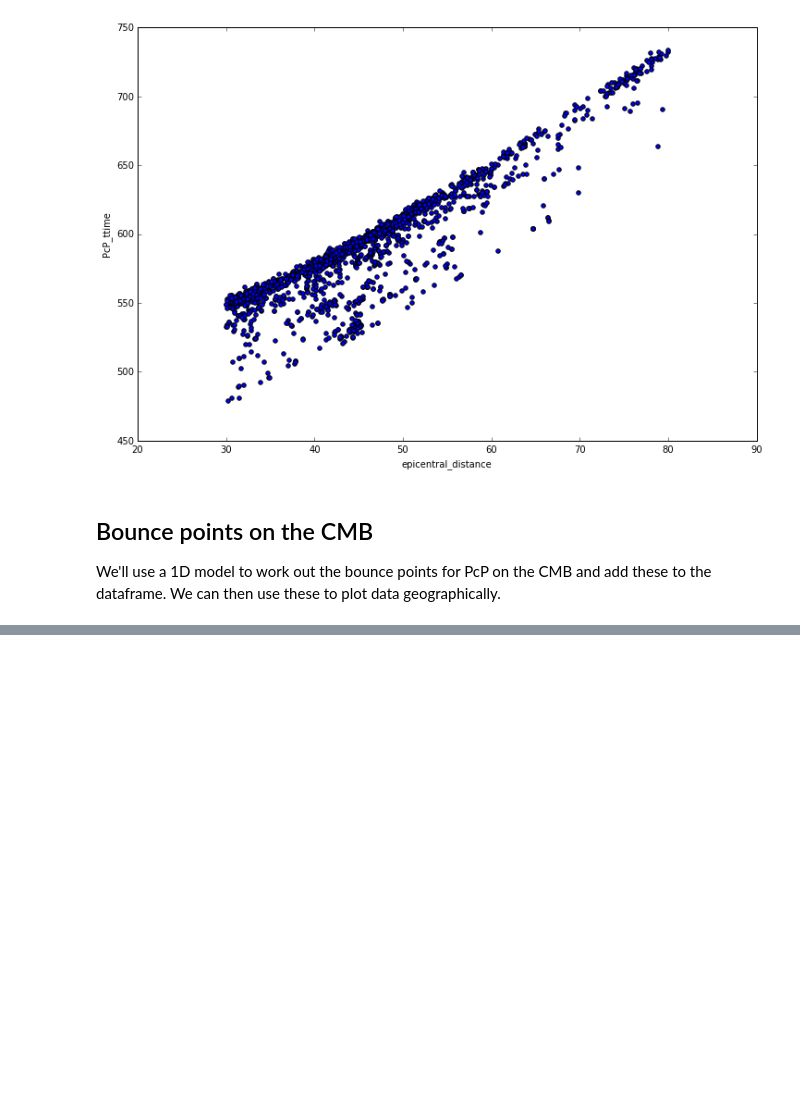
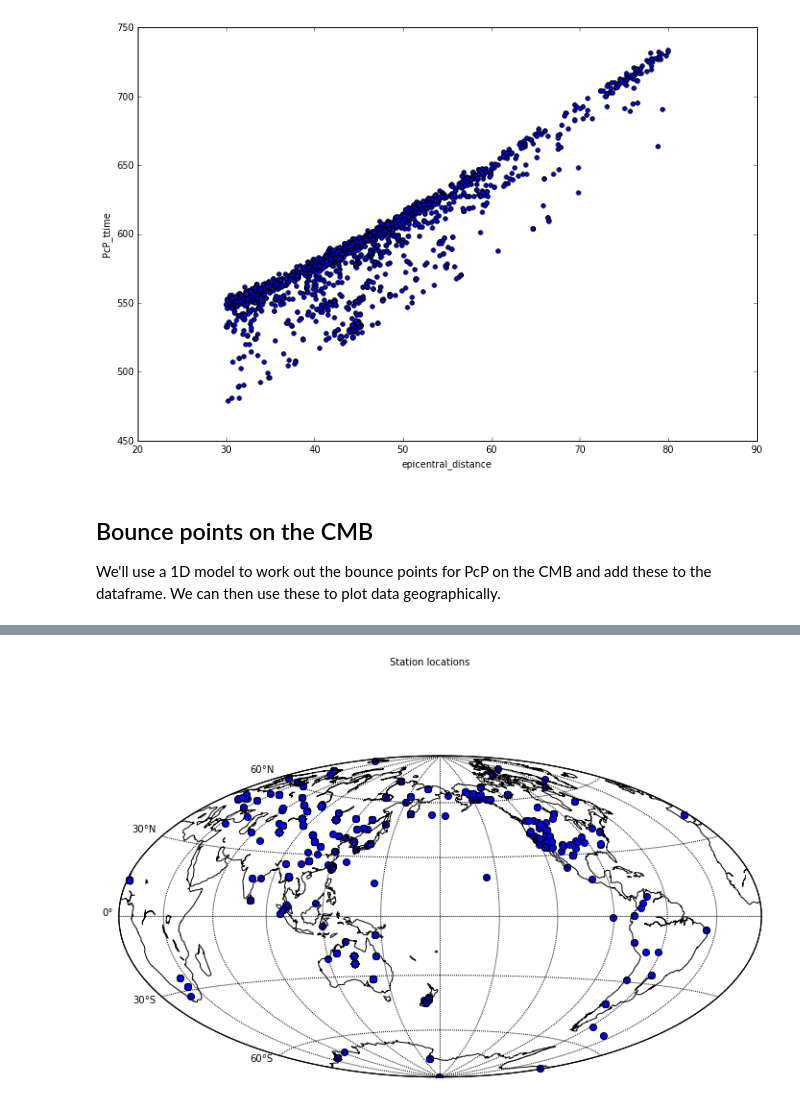
Before and after one commit to andreww/cmb_summer_project, a Jupyter notebook: module_introductions/DataProcessing.ipynb, the cells around one changed output, grey strips where cells are left out. Saved outputs shown, nothing was run; the diff lists cells and outputs as text; code cells hidden in the pictures; blank space fills up the shorter version.

```diff
--- a/module_introductions/DataProcessing.ipynb
+++ b/module_introductions/DataProcessing.ipynb
@@ -143,0 +185,27 @@ paired_picks_df
+# %%
+# Plot the stations, so
+# we can see where we have data
+
+fig = plt.figure()
+axis = fig.add_subplot(1,1,1)
+map = basemap.Basemap(projection='hammer',
+                      lat_0=0.0, lon_0=180.0, resolution='c', ax=axis)
+
+map.drawcoastlines()
+map.drawmapboundary()
+map.drawmeridians(np.arange(-180,180,30), labels=[0,0,0,0])
+map.drawparallels(np.arange(-90,90,30), labels=[1,0,0,0])
+
+# we need to find the x, y position of the data given
+# the map projection.
+lonp, latp = map(
+    paired_picks_df.station_lon.values,
+    paired_picks_df.station_lat.values)
+
+# plot the data - colour by epicentral distance
+sc = map.scatter(lonp, latp, s=50)
+
+fig.suptitle('Station locations')
+plt.show()
+# %% [output]
+[figure, added]
```
Also changed, not shown: parts of 31 cells of this notebook.
